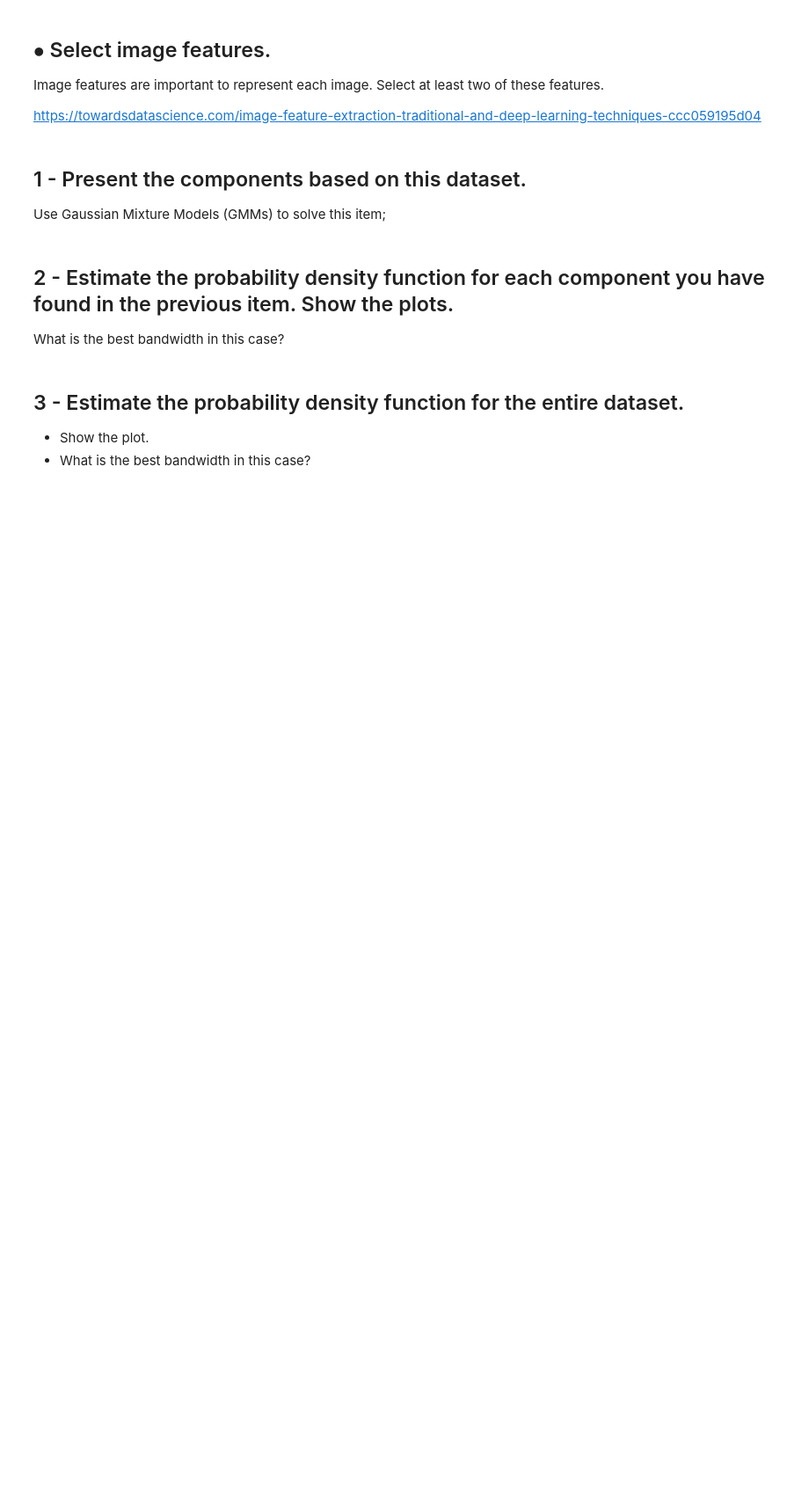
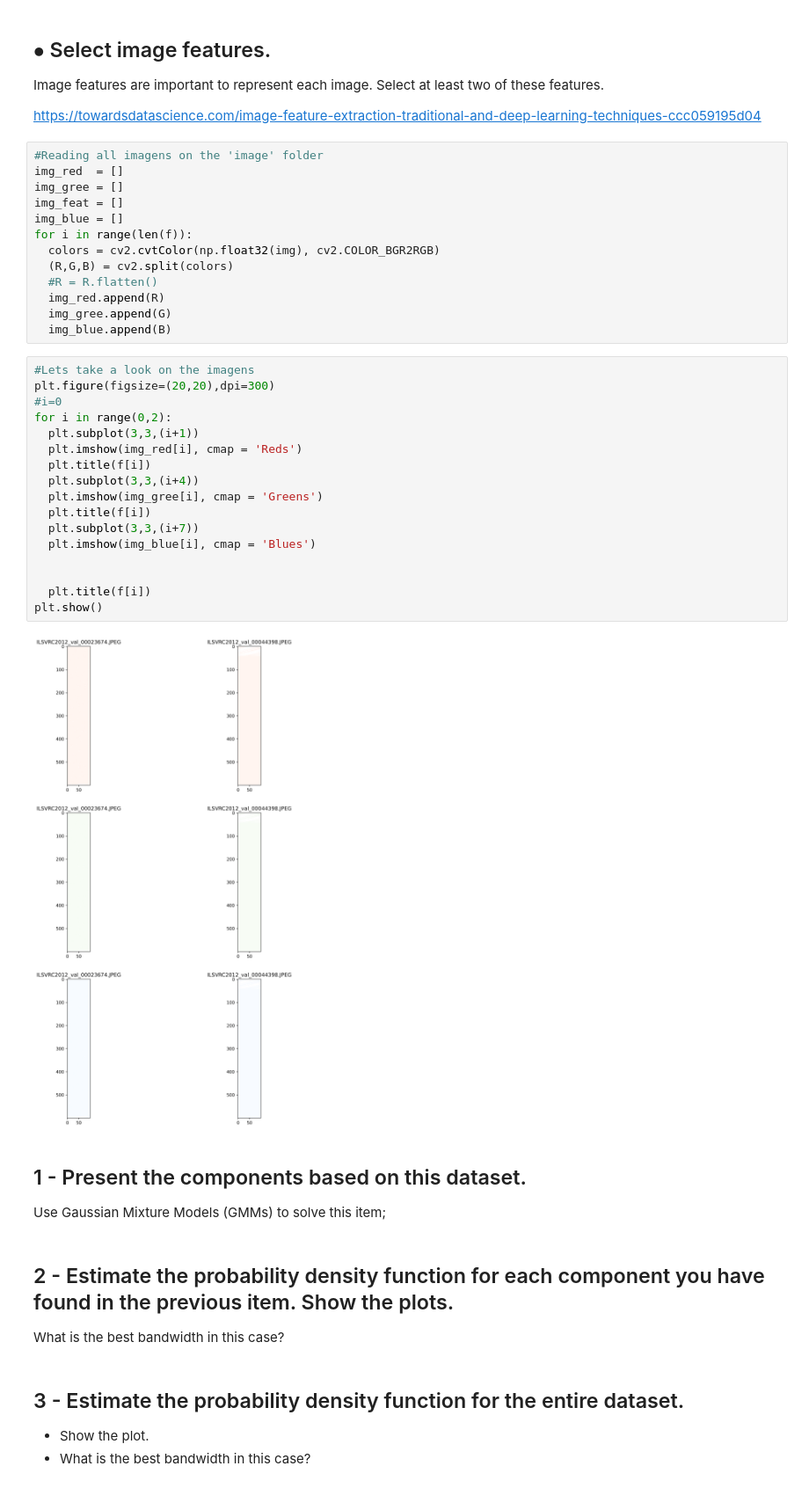
Before and after one commit to barauna-lo/Artificial_Inteligence, a Jupyter notebook: CAP417_Exercise_4.ipynb, the cells around one changed output. Shown at 88% size. Saved outputs shown, nothing was run; the diff lists cells and outputs as text; blank space fills up the shorter version.

```diff
--- a/CAP417_Exercise_4.ipynb
+++ b/CAP417_Exercise_4.ipynb
@@ -72,6 +77,38 @@ plt.show()
 Image features are important to represent each image. Select at least two of these features.
 
 https://towardsdatascience.com/image-feature-extraction-traditional-and-deep-learning-techniques-ccc059195d04
+# %%
+#Reading all imagens on the 'image' folder
+img_red  = []
+img_gree = []
+img_feat = []
+img_blue = []
+for i in range(len(f)):
+  colors = cv2.cvtColor(np.float32(img), cv2.COLOR_BGR2RGB)
+  (R,G,B) = cv2.split(colors)
+  #R = R.flatten()
+  img_red.append(R)
+  img_gree.append(G)
+  img_blue.append(B)
+# %%
+#Lets take a look on the imagens
+plt.figure(figsize=(20,20),dpi=300)
+#i=0
+for i in range(0,2):
+  plt.subplot(3,3,(i+1))
+  plt.imshow(img_red[i], cmap = 'Reds')
+  plt.title(f[i])
+  plt.subplot(3,3,(i+4))
+  plt.imshow(img_gree[i], cmap = 'Greens')
+  plt.title(f[i])
+  plt.subplot(3,3,(i+7))
+  plt.imshow(img_blue[i], cmap = 'Blues')
+
+
+  plt.title(f[i])
+plt.show()
+# %% [output]
+[figure, added]
 # %% [markdown]
 ## 1 - Present the components based on this dataset.
 Use Gaussian Mixture Models (GMMs) to solve this item;
```
Also changed, not shown: parts of 3 cells of this notebook.
